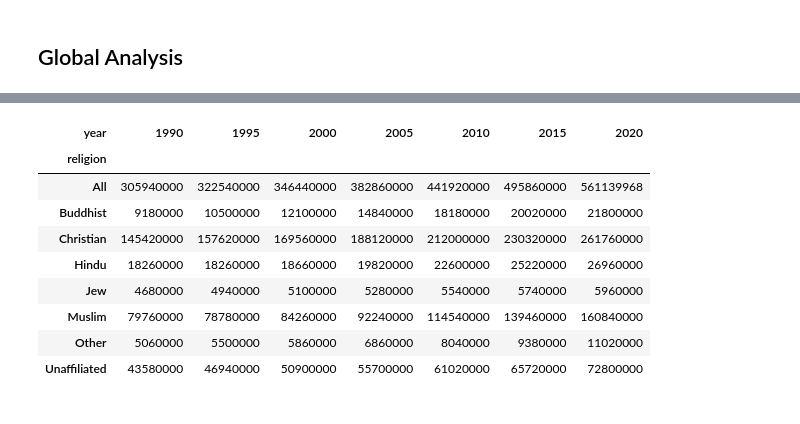
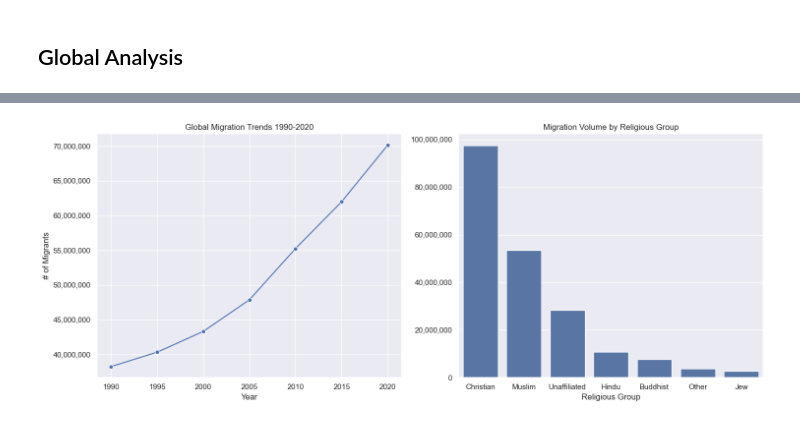
Before and after one commit to kmogarro/portfolio, a Jupyter notebook: python-projects/Global_Religious_Migration_Analysis_1990-2020/global_religious_migration_1990-2020.ipynb, the cells around one changed output, grey strips where cells are left out. Drawn from its saved outputs; the diff is of its cells as text; code cells hidden in the pictures.

```diff
--- a/python-projects/Global_Religious_Migration_Analysis_1990-2020/global_religious_migration_1990-2020.ipynb
+++ b/python-projects/Global_Religious_Migration_Analysis_1990-2020/global_religious_migration_1990-2020.ipynb
@@ -20,6 +20,9 @@ Dataset Structure:
 # %%
 import pandas as pd
 import numpy as np
-import matplotlib as plt
+import matplotlib.pyplot as plt
+import seaborn as sns
+
+sns.set_theme()
 # %%
 migration = pd.read_csv('data/Incoming_and_Outgoing_Migrant_Counts.csv', thousands=',')
@@ -225,14 +174,25 @@ Name: count, dtype: int64
-# %%
-pivoted_data = global_religion.reset_index().pivot(index='religion', columns='year', values='count')
-pivoted_data
-# %% [output]
-| year | 1990 | 1995 | 2000 | 2005 | 2010 | 2015 | 2020 |
-| religion |  |  |  |  |  |  |  |
-| All | 305940000 | 322540000 | 346440000 | 382860000 | 441920000 | 495860000 | 561139968 |
-| Buddhist | 9180000 | 10500000 | 12100000 | 14840000 | 18180000 | 20020000 | 21800000 |
-| Christian | 145420000 | 157620000 | 169560000 | 188120000 | 212000000 | 230320000 | 261760000 |
-| Hindu | 18260000 | 18260000 | 18660000 | 19820000 | 22600000 | 25220000 | 26960000 |
-| Jew | 4680000 | 4940000 | 5100000 | 5280000 | 5540000 | 5740000 | 5960000 |
-| Muslim | 79760000 | 78780000 | 84260000 | 92240000 | 114540000 | 139460000 | 160840000 |
-| Other | 5060000 | 5500000 | 5860000 | 6860000 | 8040000 | 9380000 | 11020000 |
-| Unaffiliated | 43580000 | 46940000 | 50900000 | 55700000 | 61020000 | 65720000 | 72800000 |
+# %%
+#Filtering for Global data
+global_level_df = migration[migration['level'] == 3].copy()
+global_level_df['religion'] = global_level_df['religion'].cat.remove_categories(['All'])
+order = global_level_df.groupby('religion', observed=True)['count'].mean().sort_values(ascending=False).index
+
+fig, (ax1, ax2) = plt.subplots(1, 2, figsize=(15, 6))
+
+sns.lineplot(data=global_level_df,
+             x='year', y='count', errorbar=None, marker='o', ax=ax1)
+ax1.yaxis.set_major_formatter(plt.FuncFormatter(lambda x, p: format(int(x), ',')))
+ax1.set_ylabel('# of Migrants')
+ax1.set_xlabel('Year')
+ax1.set_title('Global Migration Trends 1990-2020')
+
+sns.barplot(data = global_level_df,
+            x='religion', y='count', errorbar=None, order=order, ax=ax2)
+ax2.yaxis.set_major_formatter(plt.FuncFormatter(lambda x, p: format(int(x), ',')))
+ax2.set_ylabel('')
+ax2.set_xlabel('Religious Group')
+ax2.set_title('Migration Volume by Religious Group')
+
+plt.tight_layout()
+# %% [output]
+[figure, added]
```
Also changed, not shown: parts of 10 cells of this notebook, 1 other file.
